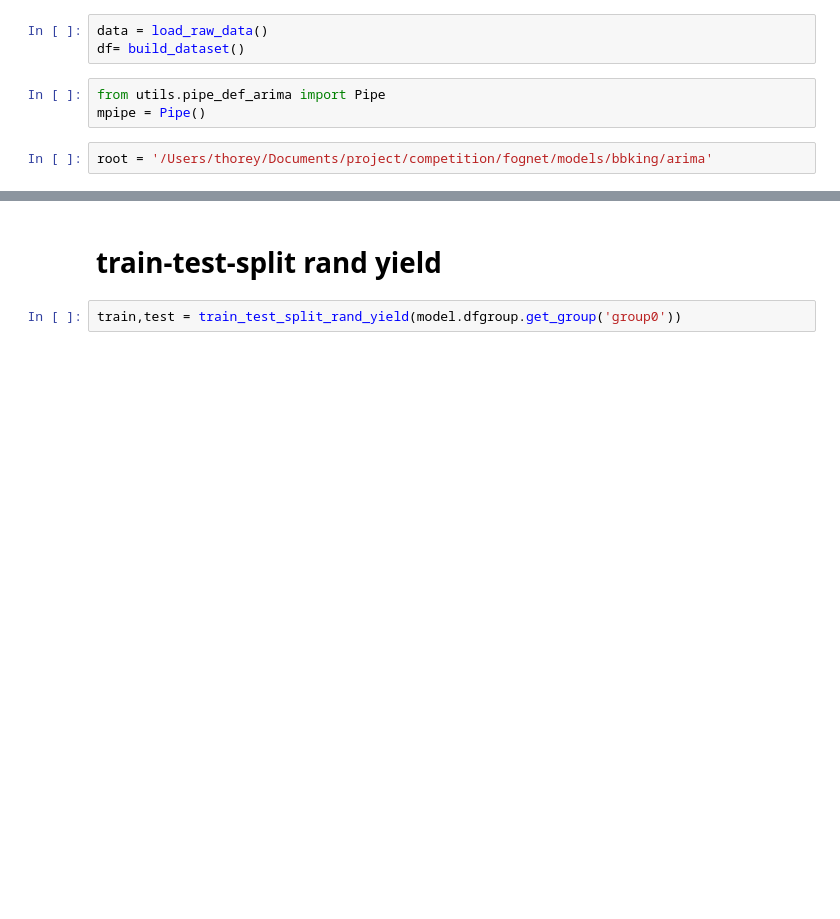
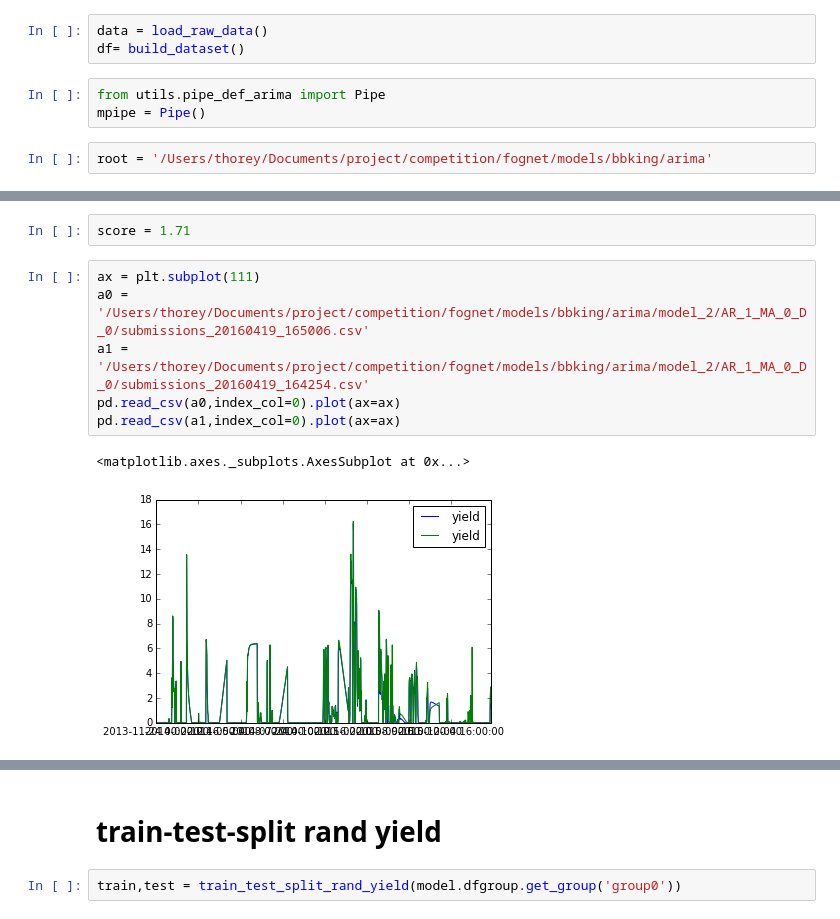
Before and after one commit to cthorey/fognet, a Jupyter notebook: 10-03-2016.ipynb, the cells around one changed output, grey strips where cells are left out. Saved outputs shown, nothing was run; the diff lists cells and outputs as text; blank space fills up the shorter version.

```diff
--- a/10-03-2016.ipynb
+++ b/10-03-2016.ipynb
@@ -25,0 +84,11 @@ root = '/Users/thorey/Documents/project/competition/fognet/models/bbking/arima'
+# %%
+score = 1.71
+# %%
+ax = plt.subplot(111)
+a0 = '/Users/thorey/Documents/project/competition/fognet/models/bbking/arima/model_2/AR_1_MA_0_D_0/submissions_20160419_165006.csv'
+a1 = '/Users/thorey/Documents/project/competition/fognet/models/bbking/arima/model_2/AR_1_MA_0_D_0/submissions_20160419_164254.csv'
+pd.read_csv(a0,index_col=0).plot(ax=ax)
+pd.read_csv(a1,index_col=0).plot(ax=ax)
+# %% [output]
+<matplotlib.axes._subplots.AxesSubplot at 0x...>
+[figure, added]
```
Also changed, not shown: parts of 19 cells of this notebook, 1 other file.
